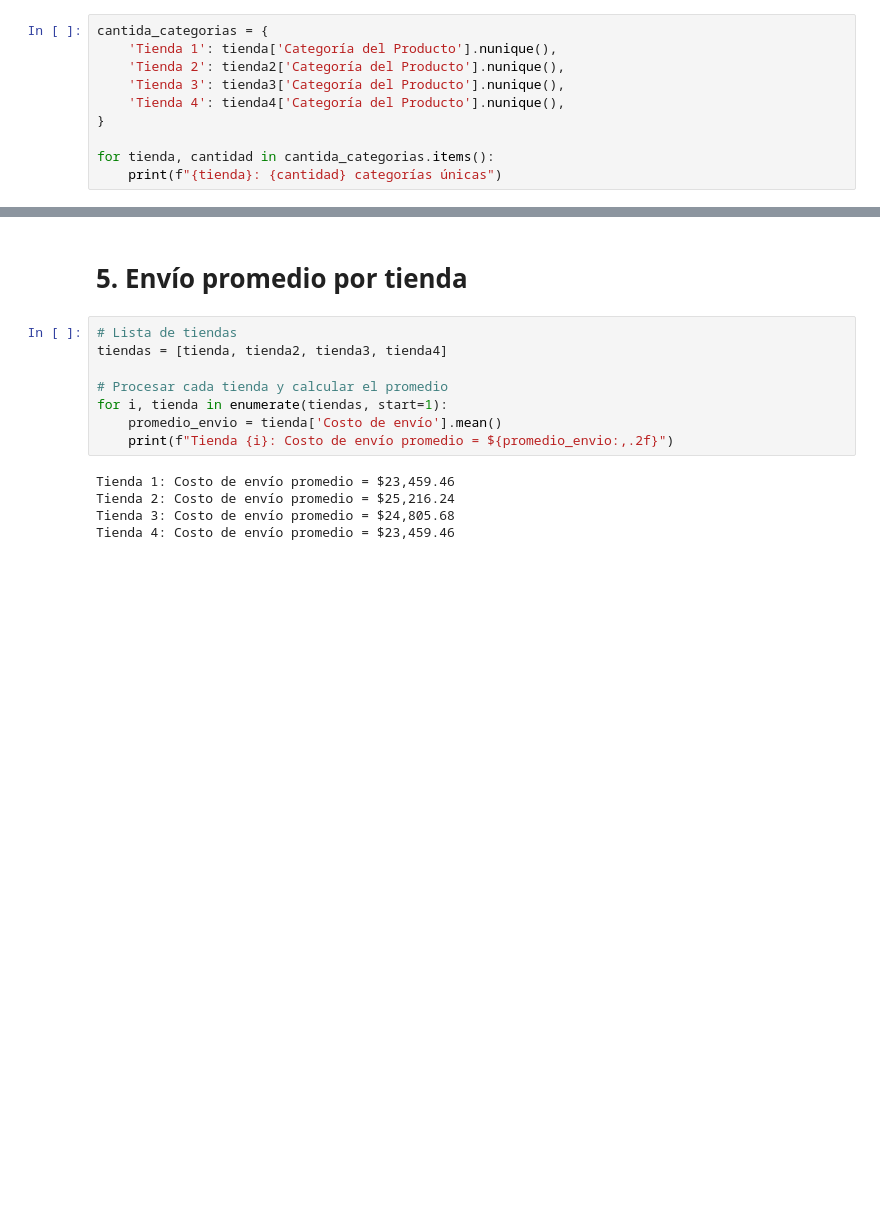
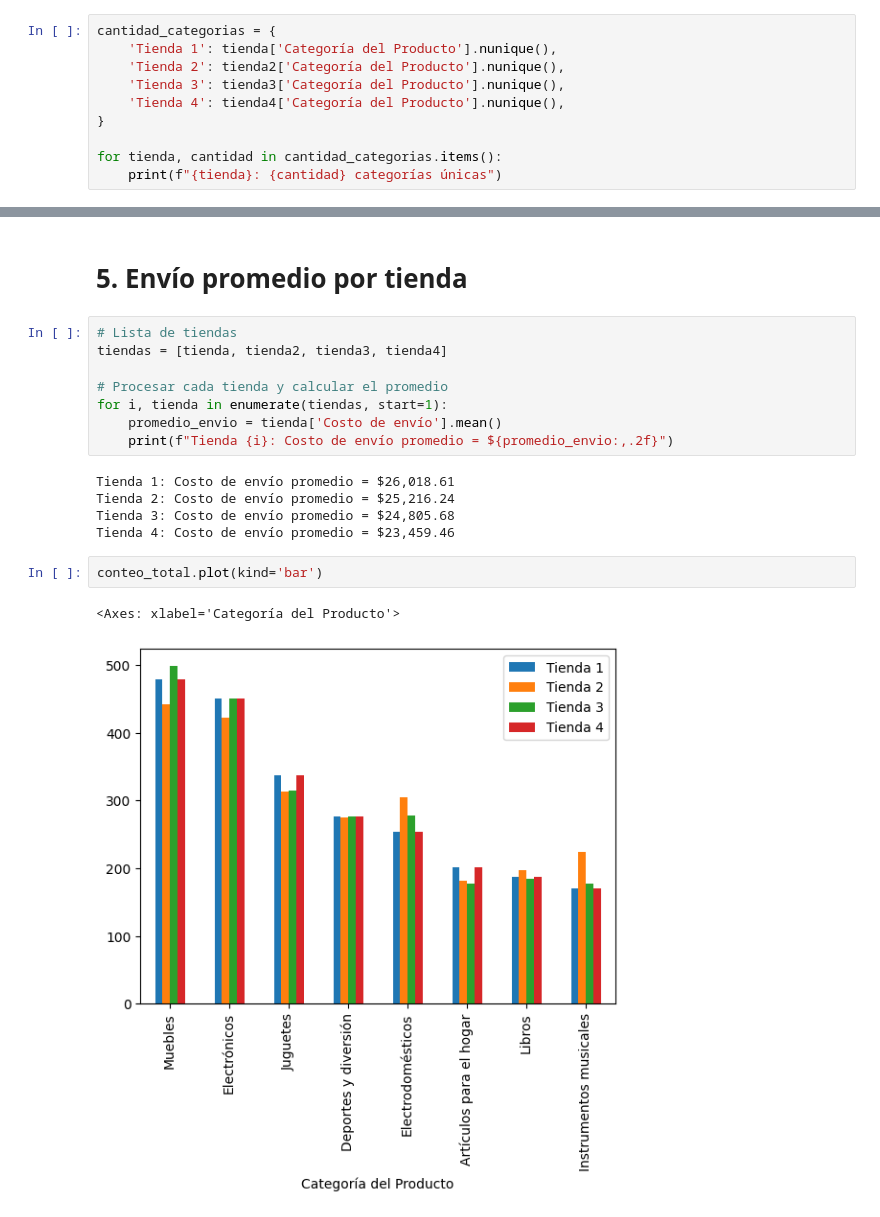
Before and after one commit to Nolram23/challenge1-data-science-latam, a Jupyter notebook: AluraStoreLatam.ipynb, the cells around one changed output, grey strips where cells are left out. Saved outputs shown, nothing was run; the diff lists cells and outputs as text; blank space fills up the shorter version.

```diff
--- a/AluraStoreLatam.ipynb
+++ b/AluraStoreLatam.ipynb
@@ -80,14 +80,14 @@ Tienda 2: $1,116,343,500.00
 Tienda 3: $1,098,019,600.00
 Tienda 4: $1,038,375,700.00
 # %%
-cantida_categorias = {
+cantidad_categorias = {
     'Tienda 1': tienda['Categoría del Producto'].nunique(),
     'Tienda 2': tienda2['Categoría del Producto'].nunique(),
     'Tienda 3': tienda3['Categoría del Producto'].nunique(),
     'Tienda 4': tienda4['Categoría del Producto'].nunique(),
 }
 
-for tienda, cantidad in cantida_categorias.items():
+for tienda, cantidad in cantidad_categorias.items():
     print(f"{tienda}: {cantidad} categorías únicas")
 # %% [output]
 Tienda 1: 8 categorías únicas
@@ -258,7 +258,12 @@ for i, tienda in enumerate(tiendas, start=1):
     promedio_envio = tienda['Costo de envío'].mean()
     print(f"Tienda {i}: Costo de envío promedio = ${promedio_envio:,.2f}")
 # %% [output]
-Tienda 1: Costo de envío promedio = $23,459.46
+Tienda 1: Costo de envío promedio = $26,018.61
 Tienda 2: Costo de envío promedio = $25,216.24
 Tienda 3: Costo de envío promedio = $24,805.68
 Tienda 4: Costo de envío promedio = $23,459.46
+# %%
+conteo_total.plot(kind='bar')
+# %% [output]
+<Axes: xlabel='Categoría del Producto'>
+[figure, added]
```
Also changed, not shown: parts of 2 cells of this notebook.
